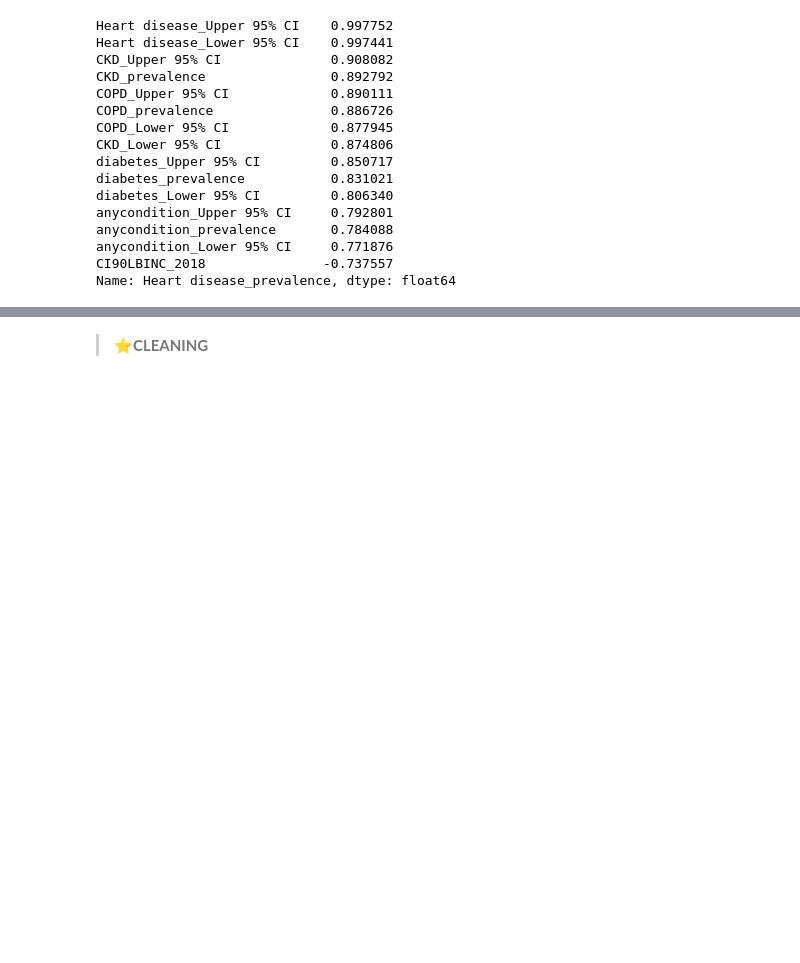
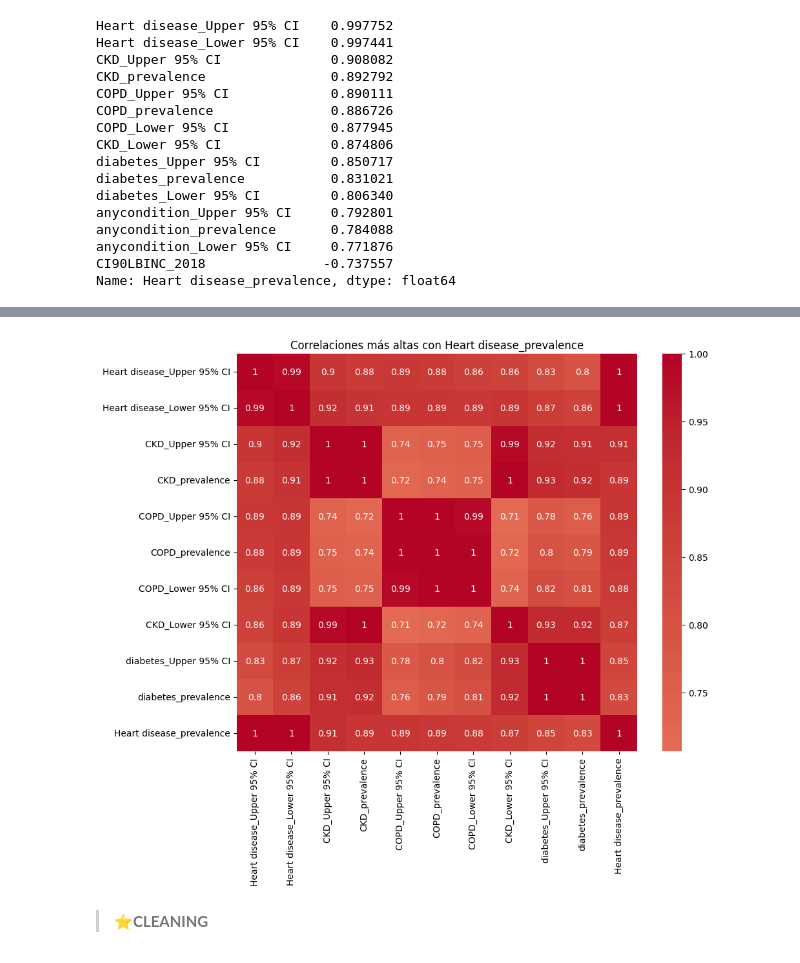
Before and after one commit to mvlarra/Project_ML_Linear_Regression_regularized_VL, a Jupyter notebook: Project_ML_Linear_Regresion_Regularized_VL.ipynb, the cells around one changed output, grey strips where cells are left out. Cells and saved outputs as stored; diff of their text form; code cells hidden in the pictures; blank space fills up the shorter version.

```diff
--- a/Project_ML_Linear_Regresion_Regularized_VL.ipynb
+++ b/Project_ML_Linear_Regresion_Regularized_VL.ipynb
@@ -323,0 +351,15 @@ df_raw.describe()
+# %%
+# Heatmap con solo las 10+ variables más correlacionadas con el target
+# ========================================================================
+
+# Esto hace zoom solo en lo más importante para no perderse en una sopa de 100 columnas
+
+top_corr = corr_matrix[target].drop(target).abs().sort_values(ascending=False).head(10).index
+subset_corr = df_raw[top_corr.tolist() + [target]].corr()
+
+plt.figure(figsize=(10, 8))
+sns.heatmap(subset_corr, annot=True, cmap='coolwarm', center=0)
+plt.title(f"Correlaciones más altas con {target}")
+plt.show()
+# %% [output]
+[figure, added]
```
Also changed, not shown: parts of 12 cells of this notebook.
